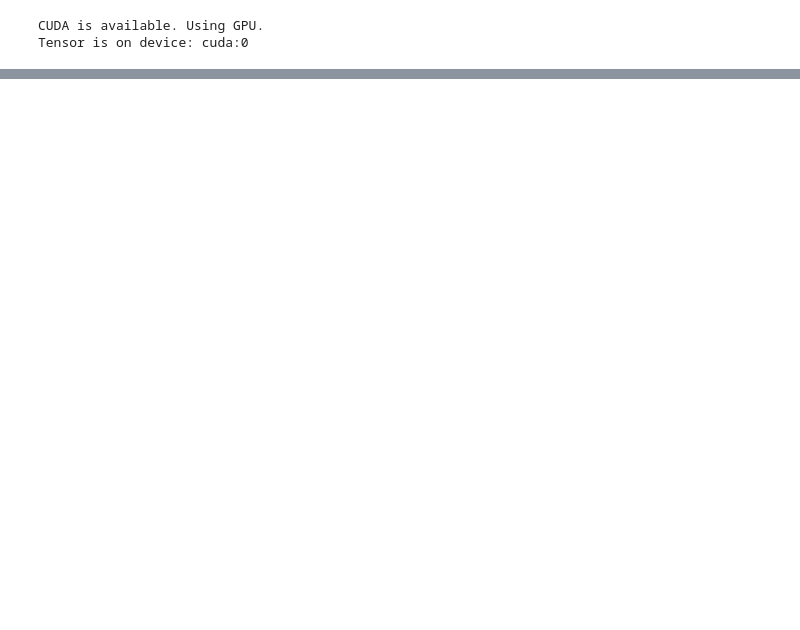
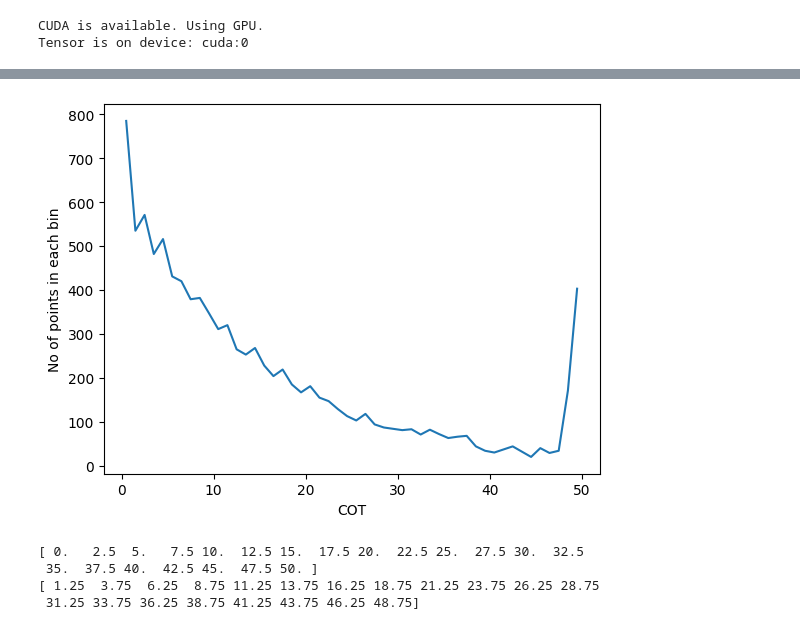
Before and after one commit to filipronn/SEEX30_Cloud_Fog, a Jupyter notebook: parameter_sweeps.ipynb, the cells around one changed output, grey strips where cells are left out. Drawn from its saved outputs; the diff is of its cells as text; code cells hidden in the pictures; blank space fills up the shorter version.

```diff
--- a/parameter_sweeps.ipynb
+++ b/parameter_sweeps.ipynb
@@ -226,0 +287,18 @@ plt.show()
+# %%
+plt.figure()
+plt.plot(x,bin_freq)
+plt.ylabel('No of points in each bin')
+plt.xlabel('COT')
+plt.show()
+# %% [output]
+[figure, added]
+# %%
+A=np.linspace(0,50,21)
+print(A)
+B=A[:-1]+1.25
+print(B)
+# %% [output]
+[ 0.   2.5  5.   7.5 10.  12.5 15.  17.5 20.  22.5 25.  27.5 30.  32.5
+ 35.  37.5 40.  42.5 45.  47.5 50. ]
+[ 1.25  3.75  6.25  8.75 11.25 13.75 16.25 18.75 21.25 23.75 26.25 28.75
+ 31.25 33.75 36.25 38.75 41.25 43.75 46.25 48.75]
```
Also changed, not shown: parts of 10 cells of this notebook, 1 other file.
